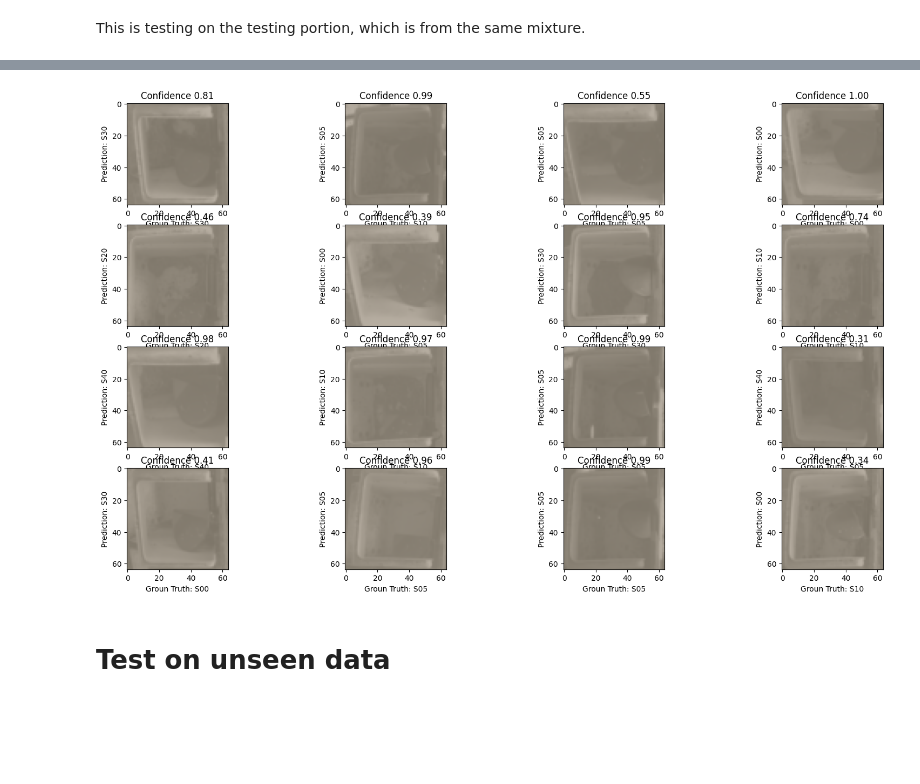
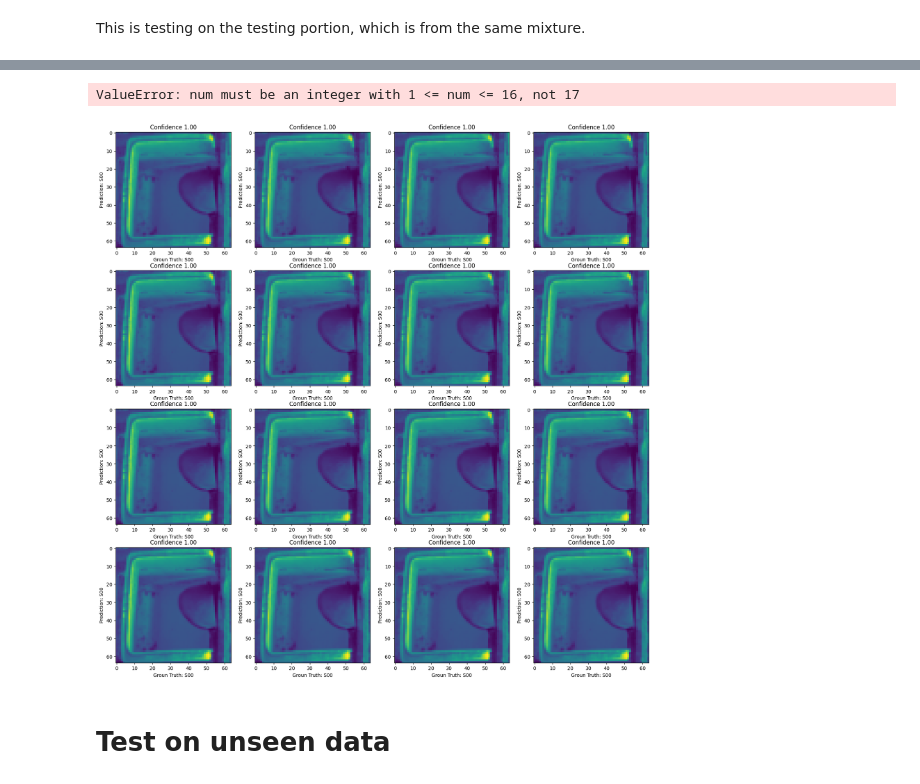
Before and after one commit to TAMIDSpiyalong/Decision-Science-for-Sustainable-Livestock-Systems, a Jupyter notebook: computer_vision_for_feed_grading.ipynb, the cells around one changed output, grey strips where cells are left out. Cells and saved outputs as stored; diff of their text form; code cells hidden in the pictures; blank space fills up the shorter version.

```diff
--- a/computer_vision_for_feed_grading.ipynb
+++ b/computer_vision_for_feed_grading.ipynb
@@ -198,7 +198,7 @@ optimizer = torch.optim.SGD(model.parameters(), lr=0.0001, momentum=0.9)
 since = time.time()
 
 best_acc = 0.0
-num_epochs=20
+num_epochs=50
 
 for epoch in range(num_epochs):
     print('-' * 10)
@@ -301,7 +301,7 @@ model = model.to(device)
 since = time.time()
 
 best_acc = 0.0
-num_epochs=20
+num_epochs=50
 
 for epoch in range(num_epochs):
     print('-' * 10)
@@ -426,36 +426,38 @@ ResNet(
   (fc): Linear(in_features=512, out_features=6, bias=True)
 )
 # %%
-model.eval()
-images_so_far = 0
-fig = plt.figure(figsize=(20,20))
-sm = torch.nn.Softmax()
-with torch.no_grad():
-    for i, (inputs, labels) in enumerate(test_dataloader):
-        inputs = inputs.to(device)
-        l=labels
-        labels = labels.to(device)
+    model.eval()
+    images_so_far = 0
+    num_images=16
+    fig = plt.figure(figsize=(20,20))
+    sm = torch.nn.Softmax()
+    with torch.no_grad():
+        for i, (inputs, labels) in enumerate(test_dataloader):
+            inputs = inputs.to(device)
+            l=labels
+            labels = labels.to(device)
 
-        outputs = model(inputs)
-        _, preds = torch.max(outputs, 1)
-        confidence = np.amax(np.array(sm(outputs.cpu())),1)
+            outputs = model(inputs)
+            _, preds = torch.max(outputs, 1)
+            confidence = np.amax(np.array(sm(outputs.cpu())),1)
 #             break
-        for j in range(inputs.size()[0]):
-            images_so_far += 1
-            ax = plt.subplot(len(inputs)//4, 4, images_so_far)
-            ax.set_xlabel('Groun Truth: {}'.format(class_names[l[j]]))
-            ax.set_ylabel('Prediction: {}'.format(class_names[preds[j]]))
-            ax.set_title('Confidence {:.2f}'.format(confidence[j]))
+            for j in range(inputs.size()[0]):
+                images_so_far += 1
+                ax = plt.subplot(num_images//4, 4, images_so_far)
+                ax.set_xlabel('Groun Truth: {}'.format(class_names[l[j]]))
+                ax.set_ylabel('Prediction: {}'.format(class_names[preds[j]]))
+                ax.set_title('Confidence {:.2f}'.format(confidence[j]))
 
-            inp = inputs.cpu().data[j].numpy().transpose((1, 2, 0))
+                inp = inputs.cpu().data[j].numpy().transpose((1, 2, 0))
 
-            inp = std * inp + mean
-            inp = np.clip(inp, 0, 1)
-            ax.imshow(inp)
-            if images_so_far == 16:
-                break
+                # inp = std * inp + mean
+                # inp = np.clip(inp, 0, 1)
+                ax.imshow(inp)
+                if images_so_far == num_images:
+                    continue
 # %% [output]
+ValueError: num must be an integer with 1 <= num <= 16, not 17
-[figure, old version]
+[figure, new version]
 # %% [markdown]
 # Test on unseen data
 # %% [markdown]
```
Also changed, not shown: parts of 10 cells of this notebook.
